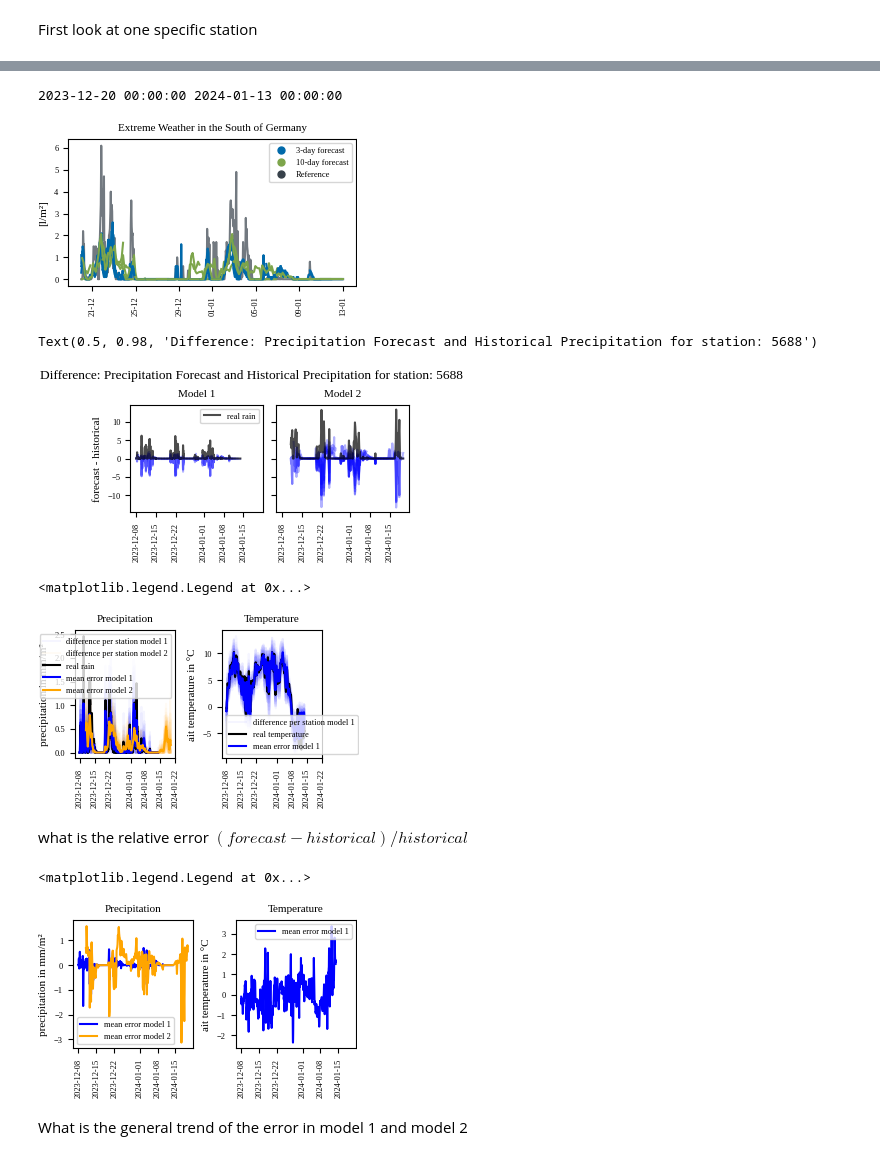
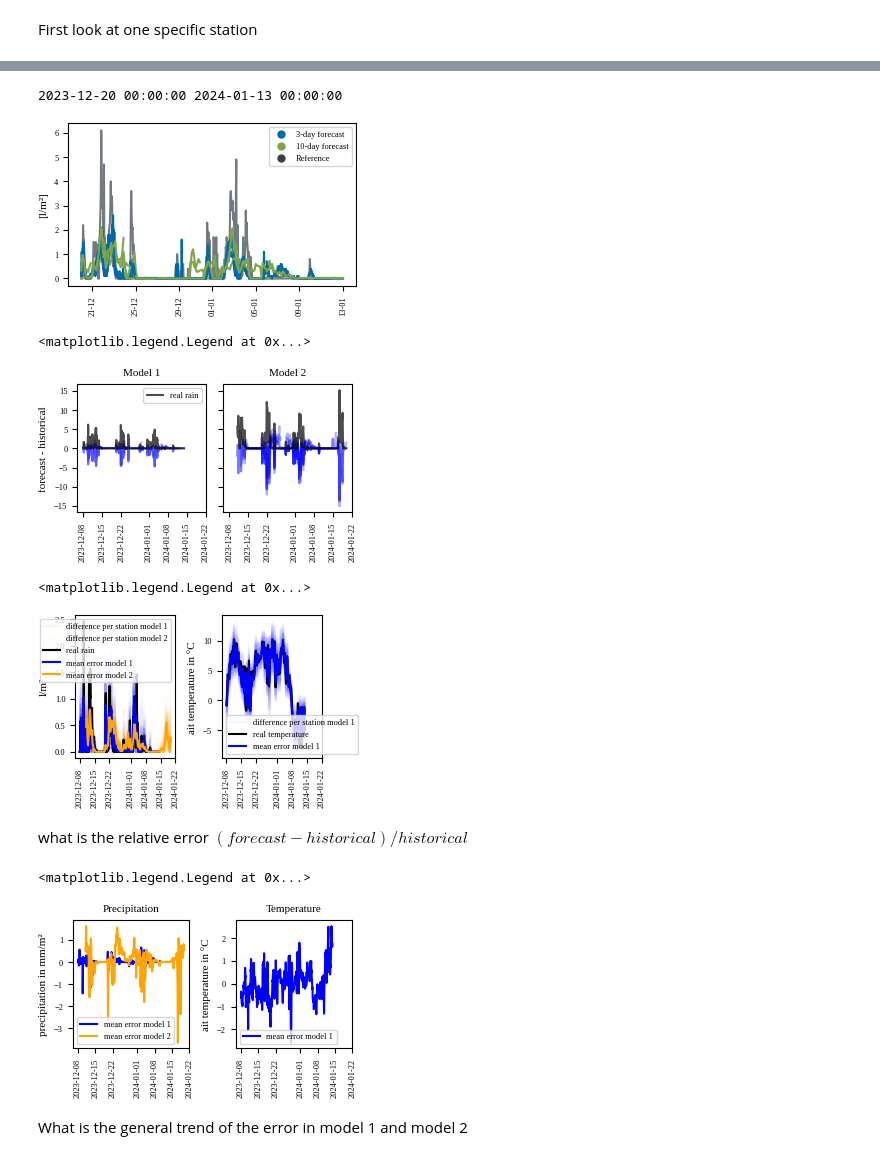
Before and after one commit to RobinU434/DataLiteracy, a Jupyter notebook: studies/13_01_24_RU_MAIN.ipynb, the cells around one changed output, grey strips where cells are left out. Drawn from its saved outputs; the diff is of its cells as text; code cells hidden in the pictures.

```diff
--- a/studies/13_01_24_RU_MAIN.ipynb
+++ b/studies/13_01_24_RU_MAIN.ipynb
@@ -118,7 +113,7 @@ forecast1["call_time"] = forecast1["call_time"].dt.normalize()
 forecast2["call_time"] = forecast2["call_time"].dt.normalize()
 #Try to set x lim to 3 call times around extreme weather
 # num call times
-num_call_times = 3
+num_call_times = 2
 
 fig, axs = plt.subplots(ncols=2, sharey=True)
 call_times = sorted(forecast1["call_time"].unique())
@@ -154,7 +149,7 @@ real = forecast1[
 axs[0].plot(real["time"], real["precipitation_real"], zorder=0, c=tue_plot_colors[1], alpha=0.7)
 # model 2
 sub_df = forecast2[
-    forecast2["call_time"].isin(call_times[13:13+num_call_times])
+    forecast2["call_time"].isin(call_times[10:10+num_call_times])
     & (forecast2["station_id"] == STATION_ID)
 ]
 min_time = min(sub_df["time"])
@@ -170,14 +165,14 @@ axs[1].plot(real["time"], real["precipitation_real"] / 3, zorder=0, c=tue_plot_c
 
 axs[0].set_xticks(axs[0].get_xticks(), axs[0].get_xticklabels(), rotation=90)
 
-axs[0].set_title("3-day Forecast")
-axs[0].set_ylabel("[l/m²]", rotation = 90)
+
+axs[0].set_ylabel("[l/(m² h)]", rotation = 90)
 
 axs[1].set_xticks(axs[1].get_xticks(), axs[1].get_xticklabels(), rotation=90)
-axs[1].set_title("10-day Forecast")
+
 axs[1].legend()
 
-fig.suptitle("Precipitation in December")
+#fig.suptitle("Precipitation in December \n Dachsberg-Wolpadingen")
 
 
 #Axis Formatter
@@ -201,10 +196,7 @@ reference_line = mlines.Line2D([], [], color=tue_plot_colors[1], marker='.', ls=
 handles.append(reference_line)
 
 # Add the legend to the first subplot (axs[0])
-plt.legend(handles=handles, title='Call time:')
-
-
-
+plt.legend()
 
 plt.savefig(os.path.join(FIG_SAVE_BASE_PATH,"fig_forecast_dec_diff_call_times.pdf"))
 # %% [output]
@@ -274,7 +266,7 @@ print(min_time, max_time)
 
 
 axs.set_xticks(axs.get_xticks(), axs.get_xticklabels(), rotation=90)
-axs.set_title("Extreme Weather in the South of Germany")
+#axs.set_title("Extreme Weather in the South of Germany")
 axs.set_ylabel("[l/m²]", rotation = 90)
 
 
@@ -294,7 +286,7 @@ plt.legend(handles=[forecast1, forecast2, reference])
 fig.savefig(FIG_SAVE_BASE_PATH + "fig_precipitation_forecast_station5888.pdf")
 # %% [output]
 2023-12-20 00:00:00 2024-01-13 00:00:00
-[figure, old version]
+[figure, new version]
 # %%
 fig, (ax1, ax2) = plt.subplots(
     ncols=2, sharex=True, sharey=True
@@ -305,39 +297,36 @@ merge2 = dataset_model_2.get_merge(station_id=STATION_ID).sort_values(by="time")
 # fig, ax1 = plt.subplots()
 
 api_call_times = sorted(merge1["call_time"].unique())
 num_api_calls = len(api_call_times)
 for idx, call_time in enumerate(api_call_times):
     sub_df_forecast = merge1[merge1["call_time"] == call_time]
     t = sub_df_forecast["time"]
     error = sub_df_forecast["precipitation_error"]
     ax1.plot(t, error, c="b", alpha=0.3)
 
     sub_df_forecast = merge2[merge2["call_time"] == call_time]
     t = sub_df_forecast["time"]
     error = sub_df_forecast["precipitation_error"]
     ax2.plot(t, error, c="b", alpha=0.3)
 
 # plot real amount of rain
 ax1.plot(
     merge1["time"], merge1["precipitation_real"], c="k", alpha=0.7, label="real rain"
 )
 ax2.plot(
     merge2["time"], merge2["precipitation_real"], c="k", alpha=0.7, label="real rain"
 )
 
 ax1.set_xticks(ax1.get_xticks(), ax1.get_xticklabels(), rotation=90)
 ax2.set_xticks(ax2.get_xticks(), ax2.get_xticklabels(), rotation=90)
 ax1.set_ylabel("forecast - historical")
 ax1.set_title("Model 1")
 ax2.set_title("Model 2")
 ax1.legend()
-fig.suptitle(
-    "Difference: Precipitation Forecast and Historical Precipitation for station: "
-    + str(STATION_ID)
-)
+#fig.suptitle("Difference: Precipitation Forecast and Historical Precipitation for station: "+ str(STATION_ID))
 # %% [output]
-Text(0.5, 0.98, 'Difference: Precipitation Forecast and Historical Precipitation for station: 5688')
+<matplotlib.legend.Legend at 0x...>
-[figure, old version]
+[figure, new version]
 # %%
 fig, (ax1, ax2) = plt.subplots(ncols=2, sharex=True)
 merge1 = dataset_model_1.get_merge()
@@ -415,10 +404,9 @@ ax2.plot(
 
 ax1.set_xticks(ax1.get_xticks(), ax1.get_xticklabels(), rotation=90)
 ax2.set_xticks(ax2.get_xticks(), ax2.get_xticklabels(), rotation=90)
-ax1.set_ylabel("precipitation in mm/m²")
+ax1.set_ylabel("l/m²")
 ax2.set_ylabel("ait temperature in °C")
-ax1.set_title("Precipitation")
-ax2.set_title("Temperature")
+
 ax1.legend()
 ax2.legend()
 # fig.suptitle("Difference: Precipitation Forecast and Historical Precipitation for station: " + str(STATION_ID))
@@ -426,7 +414,7 @@ ax2.legend()
 # # compute correlation
 # %% [output]
 <matplotlib.legend.Legend at 0x...>
-[figure, old version]
+[figure, new version]
 # %% [markdown]
 what is the relative error $(forecast - historical) / historical$
 # %%
@@ -521,7 +509,7 @@ ax2.legend()
 # # compute correlation
 # %% [output]
 <matplotlib.legend.Legend at 0x...>
-[figure, old version]
+[figure, new version]
 # %% [markdown]
 What is the general trend of the error in model 1 and model 2
 # %%
```
Also changed, not shown: parts of 19 cells of this notebook, 2 other files.
